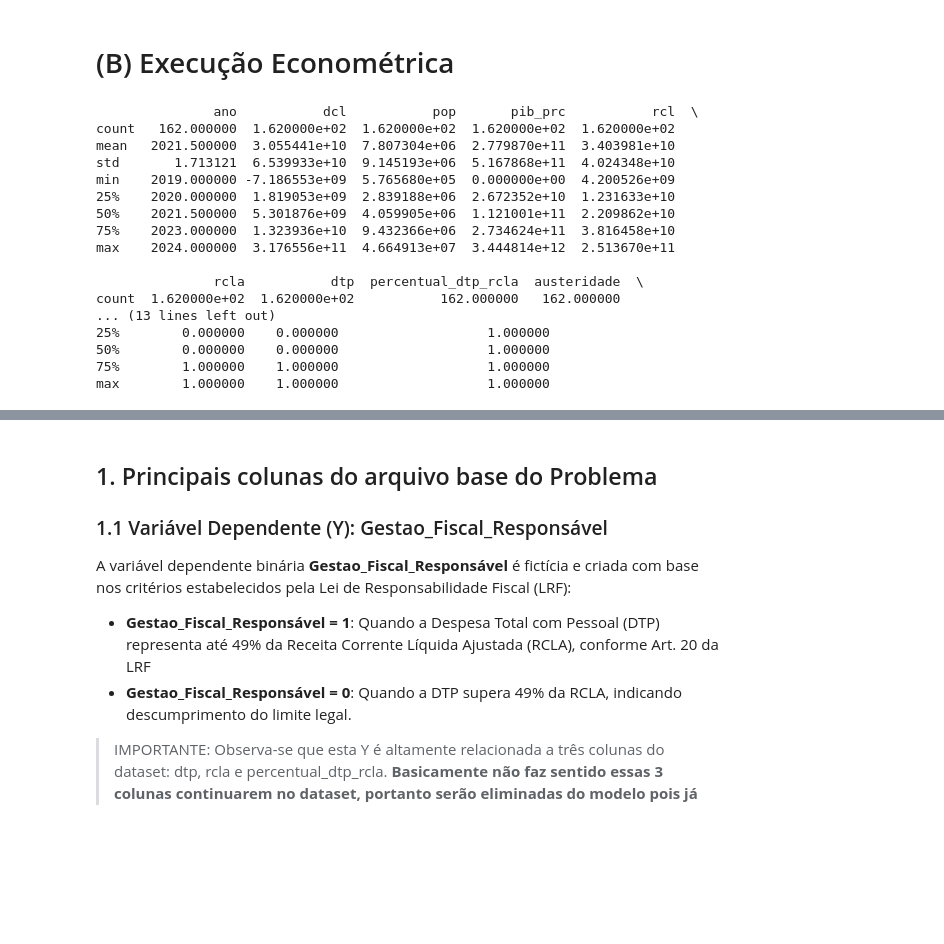
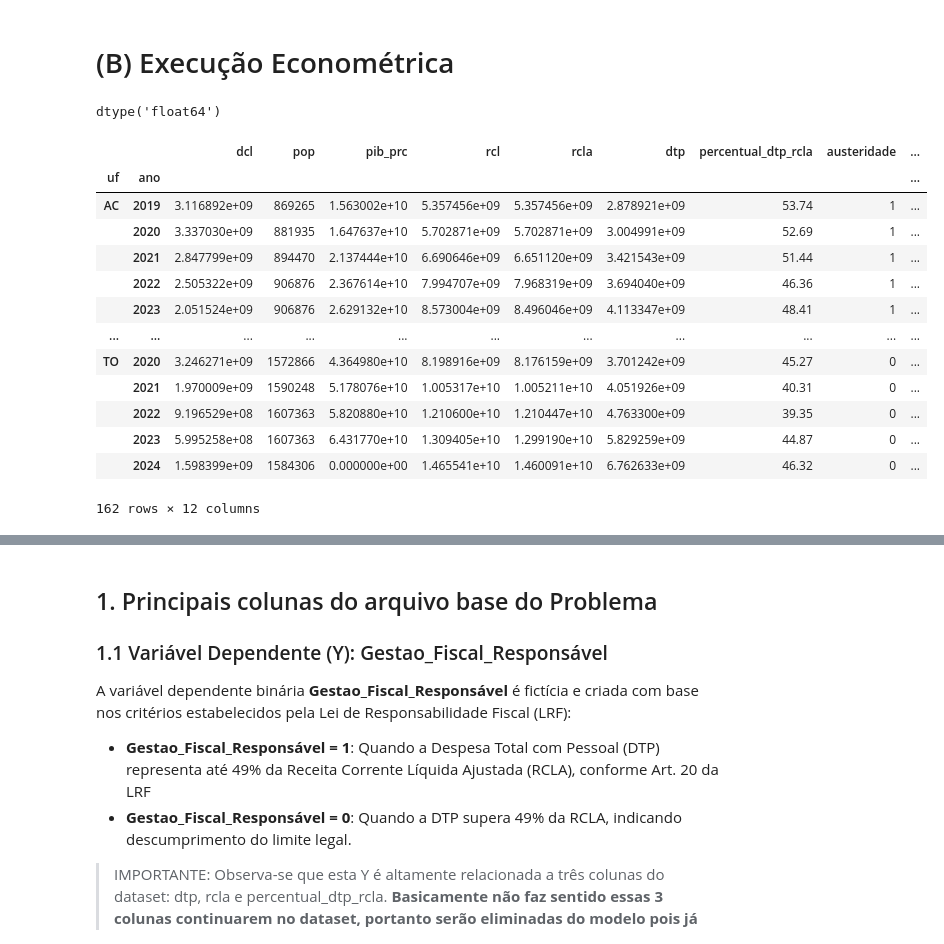
Before and after one commit to jrhumberto/000-pep, a Jupyter notebook: modelo_econometrico_v4.ipynb, the cells around one changed output, grey strips where cells are left out. Drawn from its saved outputs; the diff is of its cells as text; code cells hidden in the pictures; blank space fills up the shorter version.

```diff
--- a/modelo_econometrico_v4.ipynb
+++ b/modelo_econometrico_v4.ipynb
@@ -447,25 +447,7 @@ plt.rcParams['font.size'] = 14 # Aumentando o tamanho da fonte padrão
 # CARREGAMENTO E PREPARAÇÃO DOS DADOS
 # ======================================================================
 # Carregar o dataset
-df = pd.read_csv('https://raw.githubusercontent.com/jrhumberto/2026-mestrado-pep/refs/heads/main/data/painel_uf_2019_2024_completo.csv')
 
-print(df.describe())
-df
+#print(df.describe())
 # %% [output]
-               ano           dcl           pop       pib_prc           rcl  \
-count   162.000000  1.620000e+02  1.620000e+02  1.620000e+02  1.620000e+02
-mean   2021.500000  3.055441e+10  7.807304e+06  2.779870e+11  3.403981e+10
-std       1.713121  6.539933e+10  9.145193e+06  5.167868e+11  4.024348e+10
-min    2019.000000 -7.186553e+09  5.765680e+05  0.000000e+00  4.200526e+09
-25%    2020.000000  1.819053e+09  2.839188e+06  2.672352e+10  1.231633e+10
-50%    2021.500000  5.301876e+09  4.059905e+06  1.121001e+11  2.209862e+10
-75%    2023.000000  1.323936e+10  9.432366e+06  2.734624e+11  3.816458e+10
-max    2024.000000  3.176556e+11  4.664913e+07  3.444814e+12  2.513670e+11
-
-               rcla           dtp  percentual_dtp_rcla  austeridade  \
-count  1.620000e+02  1.620000e+02           162.000000   162.000000
-... (13 lines left out)
-25%        0.000000    0.000000                   1.000000
-50%        0.000000    0.000000                   1.000000
-75%        1.000000    1.000000                   1.000000
-max        1.000000    1.000000                   1.000000
+dtype('float64')
@@ -471,0 +516,21 @@ max        1.000000    1.000000                   1.000000
+# %%
+
+df = pd.read_csv('https://raw.githubusercontent.com/jrhumberto/2026-mestrado-pep/refs/heads/main/data/painel_uf_2019_2024_completo.csv')
+df_panel = df.set_index(['uf', 'ano'])
+df_panel['lag_y'] = df_panel.groupby(level=0)['percentual_dtp_rcla'].shift(1)
+df_panel
+# %% [output]
+|  |  | dcl | pop | pib_prc | rcl | rcla | dtp | percentual_dtp_rcla | austeridade | ... |
+| uf | ano |  |  |  |  |  |  |  |  | ... |
+| AC | 2019 | 3.116892e+09 | 869265 | 1.563002e+10 | 5.357456e+09 | 5.357456e+09 | 2.878921e+09 | 53.74 | 1 | ... |
+|  | 2020 | 3.337030e+09 | 881935 | 1.647637e+10 | 5.702871e+09 | 5.702871e+09 | 3.004991e+09 | 52.69 | 1 | ... |
+|  | 2021 | 2.847799e+09 | 894470 | 2.137444e+10 | 6.690646e+09 | 6.651120e+09 | 3.421543e+09 | 51.44 | 1 | ... |
+|  | 2022 | 2.505322e+09 | 906876 | 2.367614e+10 | 7.994707e+09 | 7.968319e+09 | 3.694040e+09 | 46.36 | 1 | ... |
+|  | 2023 | 2.051524e+09 | 906876 | 2.629132e+10 | 8.573004e+09 | 8.496046e+09 | 4.113347e+09 | 48.41 | 1 | ... |
+| ... | ... | ... | ... | ... | ... | ... | ... | ... | ... | ... |
+| TO | 2020 | 3.246271e+09 | 1572866 | 4.364980e+10 | 8.198916e+09 | 8.176159e+09 | 3.701242e+09 | 45.27 | 0 | ... |
+|  | 2021 | 1.970009e+09 | 1590248 | 5.178076e+10 | 1.005317e+10 | 1.005211e+10 | 4.051926e+09 | 40.31 | 0 | ... |
+|  | 2022 | 9.196529e+08 | 1607363 | 5.820880e+10 | 1.210600e+10 | 1.210447e+10 | 4.763300e+09 | 39.35 | 0 | ... |
+|  | 2023 | 5.995258e+08 | 1607363 | 6.431770e+10 | 1.309405e+10 | 1.299190e+10 | 5.829259e+09 | 44.87 | 0 | ... |
+|  | 2024 | 1.598399e+09 | 1584306 | 0.000000e+00 | 1.465541e+10 | 1.460091e+10 | 6.762633e+09 | 46.32 | 0 | ... |
+162 rows × 12 columns
```
Also changed, not shown: parts of 4 cells of this notebook.
